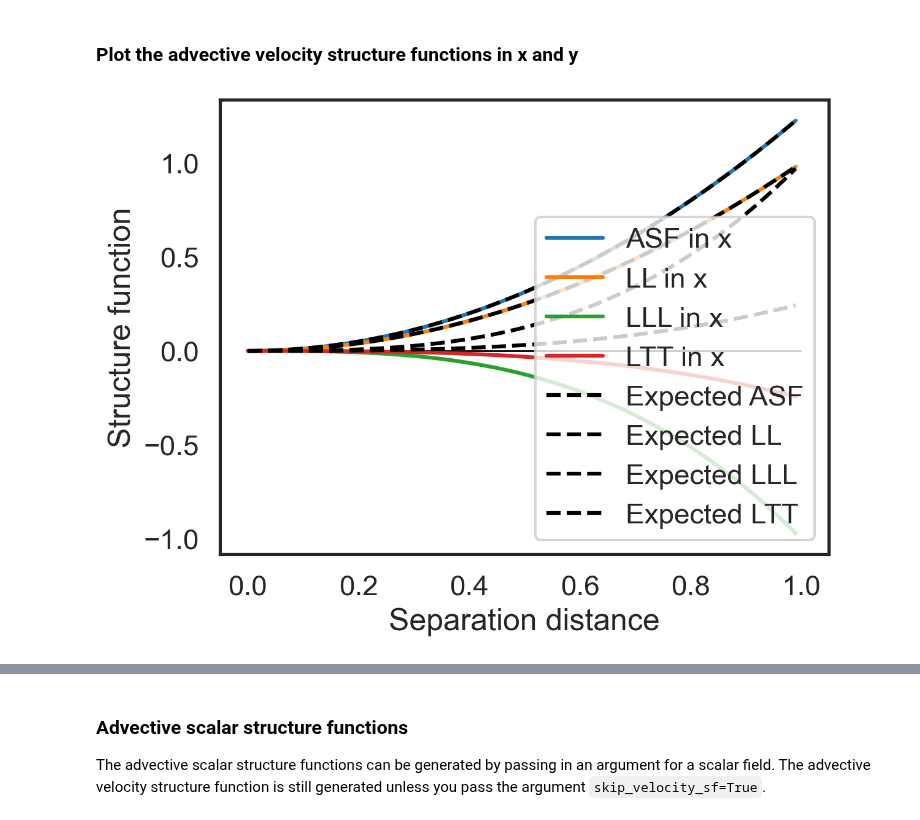
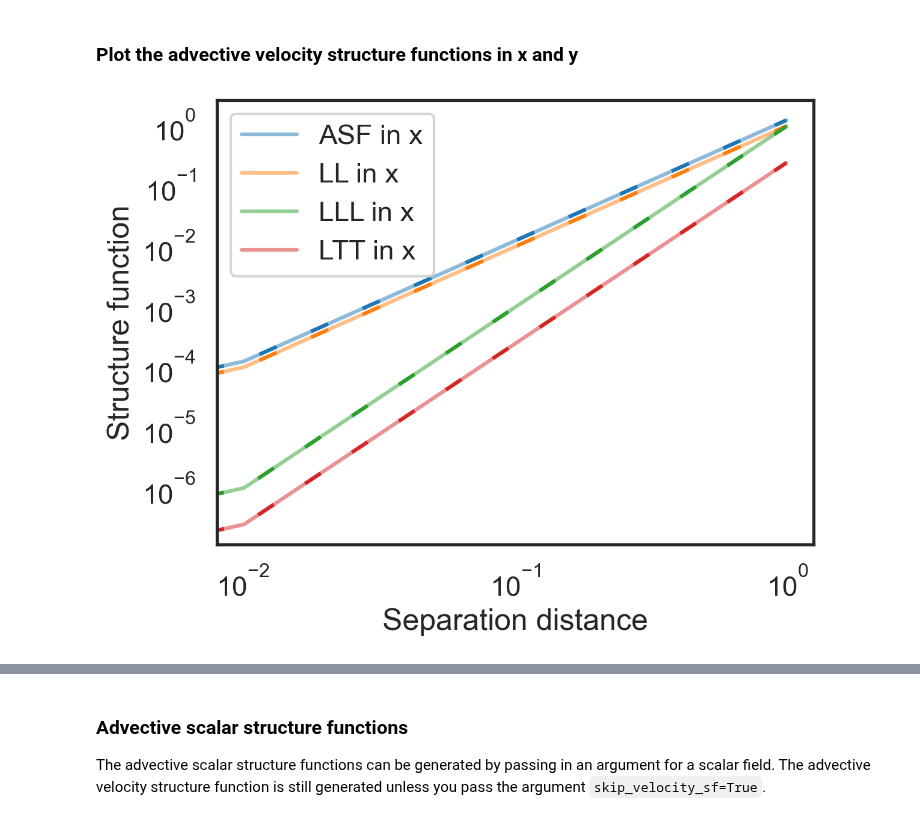
Before and after one commit to cassidymwagner/fluidsf, a Jupyter notebook: docs/source/qs.ipynb, the cells around one changed output, grey strips where cells are left out. Cells and saved outputs as stored; diff of their text form; code cells hidden in the pictures.

Commit message:
wip plotting updates

```diff
--- a/docs/source/qs.ipynb
+++ b/docs/source/qs.ipynb
@@ -44,8 +44,9 @@ We can generate the advective structure function using the function `generate_st
 # %%
 import fluidsf
 
-sf = fluidsf.generate_structure_functions(u, v, x, y, boundary=None,
-                                          traditional_type=["LLL", "LL", "LTT"])
+sf = fluidsf.generate_structure_functions(
+    u, v, x, y, sf_type=["ASF_V", "LLL", "LL", "LTT"], boundary=None
+)
 # %% [markdown]
 The keys of the dictionary `sf` are
 
@@ -60,26 +61,28 @@ The keys of the dictionary `sf` are
 ### Plot the advective velocity structure functions in x and y
 # %%
 fig, ax = plt.subplots()
-ax.plot(sf["x-diffs"], sf["SF_advection_velocity_x"],
-        label="ASF in x", color='C0')
-ax.plot(sf["x-diffs"], sf["SF_LL_x"],
-        label="LL in x", color='C1')
-ax.plot(sf["x-diffs"], sf["SF_LLL_x"],
-        label="LLL in x", color='C2')
-ax.plot(sf["x-diffs"], sf["SF_LTT_x"],
-        label="LTT in x", color='C3')
-ax.plot(sf["x-diffs"], (5/4)*sf["x-diffs"]**2,
-        label="Expected ASF", color='k', linestyle='--')
-ax.plot(sf["x-diffs"], sf["x-diffs"]**2,
-        label="Expected LL", color='k', linestyle='--')
-ax.plot(sf["x-diffs"], sf["x-diffs"]**3,
-        label="Expected LLL", color='k', linestyle='--')
-ax.plot(sf["x-diffs"], 0.25*sf["x-diffs"]**3,
-        label="Expected LTT", color='k', linestyle='--')
-plt.hlines(0, 0, 1, color='k', lw=1,zorder=0)
+ax.loglog(sf["x-diffs"], sf["SF_advection_velocity_x"], label="ASF in x", color="C0", alpha=0.5)
+ax.loglog(sf["x-diffs"], sf["SF_LL_x"], label="LL in x", color="C1",alpha=0.5)
+ax.loglog(sf["x-diffs"], sf["SF_LLL_x"], label="LLL in x", color="C2", alpha=0.5)
+ax.loglog(sf["x-diffs"], sf["SF_LTT_x"], label="LTT in x", color="C3", alpha=0.5)
+ax.loglog(
+    sf["x-diffs"],
+    (5 / 4) * sf["x-diffs"] ** 2,
+    color="C0",
+    linestyle=(0, (5, 10)),
+)
+ax.loglog(sf["x-diffs"], sf["x-diffs"] ** 2, color="C1", linestyle=(0, (5, 10)))
+ax.loglog(sf["x-diffs"], sf["x-diffs"] ** 3, color="C2", linestyle=(0, (5, 10)))
+ax.loglog(
+    sf["x-diffs"],
+    0.25 * sf["x-diffs"] ** 3,
+    color="C3",
+    linestyle=(0, (5, 10)),
+)
+plt.hlines(0, 0, 1, color="k", lw=1, zorder=0)
 ax.set_xlabel("Separation distance")
 ax.set_ylabel("Structure function")
 ax.legend()
 plt.show()
 # %% [output]
-[figure, old version]
+[figure, new version]
```
Also changed, not shown: parts of 6 cells of this notebook, 1 other file.
